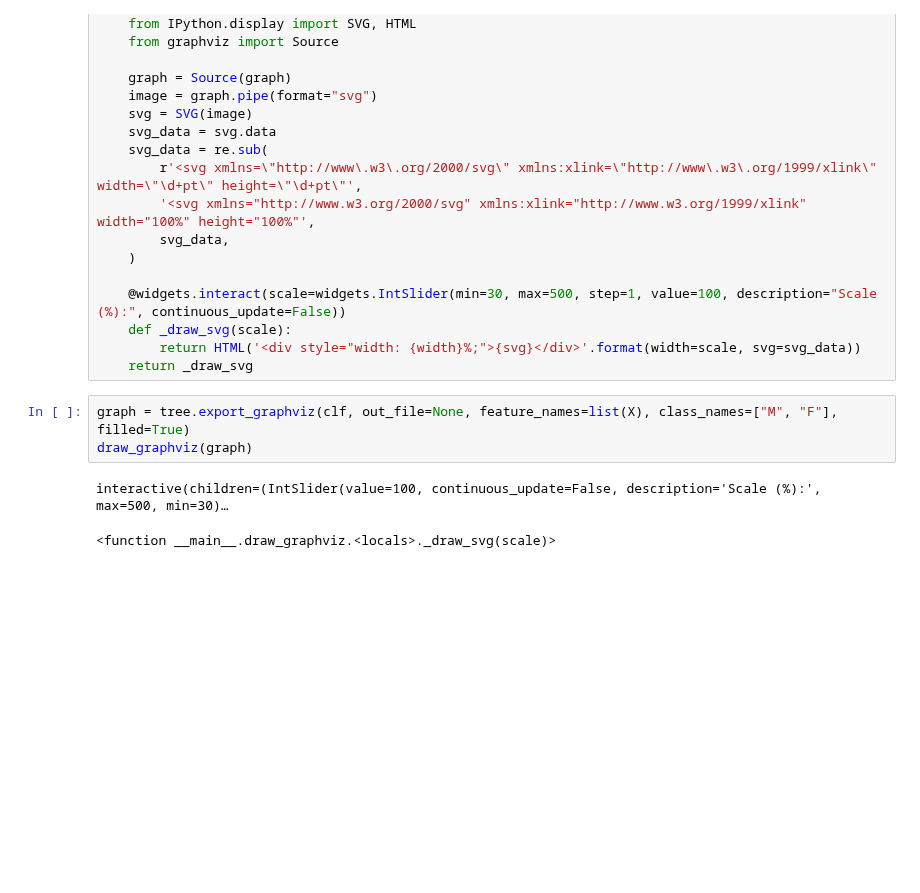
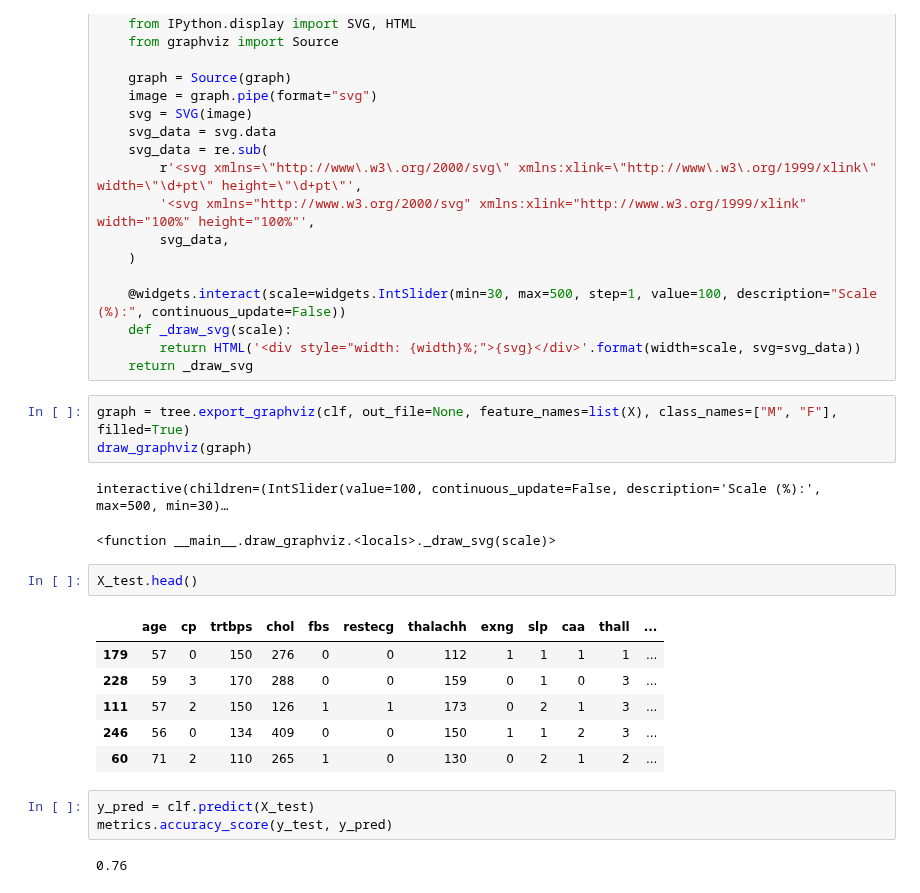
Before and after one commit to Venchislav/Data-Science, a Jupyter notebook: Heart.ipynb, the cells around one changed output. Saved outputs shown, nothing was run; the diff lists cells and outputs as text; blank space fills up the shorter version.

```diff
--- a/Heart.ipynb
+++ b/Heart.ipynb
@@ -81,3 +82,17 @@ draw_graphviz(graph)
 # %% [output]
 interactive(children=(IntSlider(value=100, continuous_update=False, description='Scale (%):', max=500, min=30)…
 <function __main__.draw_graphviz.<locals>._draw_svg(scale)>
+# %%
+X_test.head()
+# %% [output]
+|  | age | cp | trtbps | chol | fbs | restecg | thalachh | exng | slp | caa | thall | ... |
+| 179 | 57 | 0 | 150 | 276 | 0 | 0 | 112 | 1 | 1 | 1 | 1 | ... |
+| 228 | 59 | 3 | 170 | 288 | 0 | 0 | 159 | 0 | 1 | 0 | 3 | ... |
+| 111 | 57 | 2 | 150 | 126 | 1 | 1 | 173 | 0 | 2 | 1 | 3 | ... |
+| 246 | 56 | 0 | 134 | 409 | 0 | 0 | 150 | 1 | 1 | 2 | 3 | ... |
+| 60 | 71 | 2 | 110 | 265 | 1 | 0 | 130 | 0 | 2 | 1 | 2 | ... |
+# %%
+y_pred = clf.predict(X_test)
+metrics.accuracy_score(y_test, y_pred)
+# %% [output]
+0.76
```
Also changed, not shown: parts of 2 cells of this notebook.
